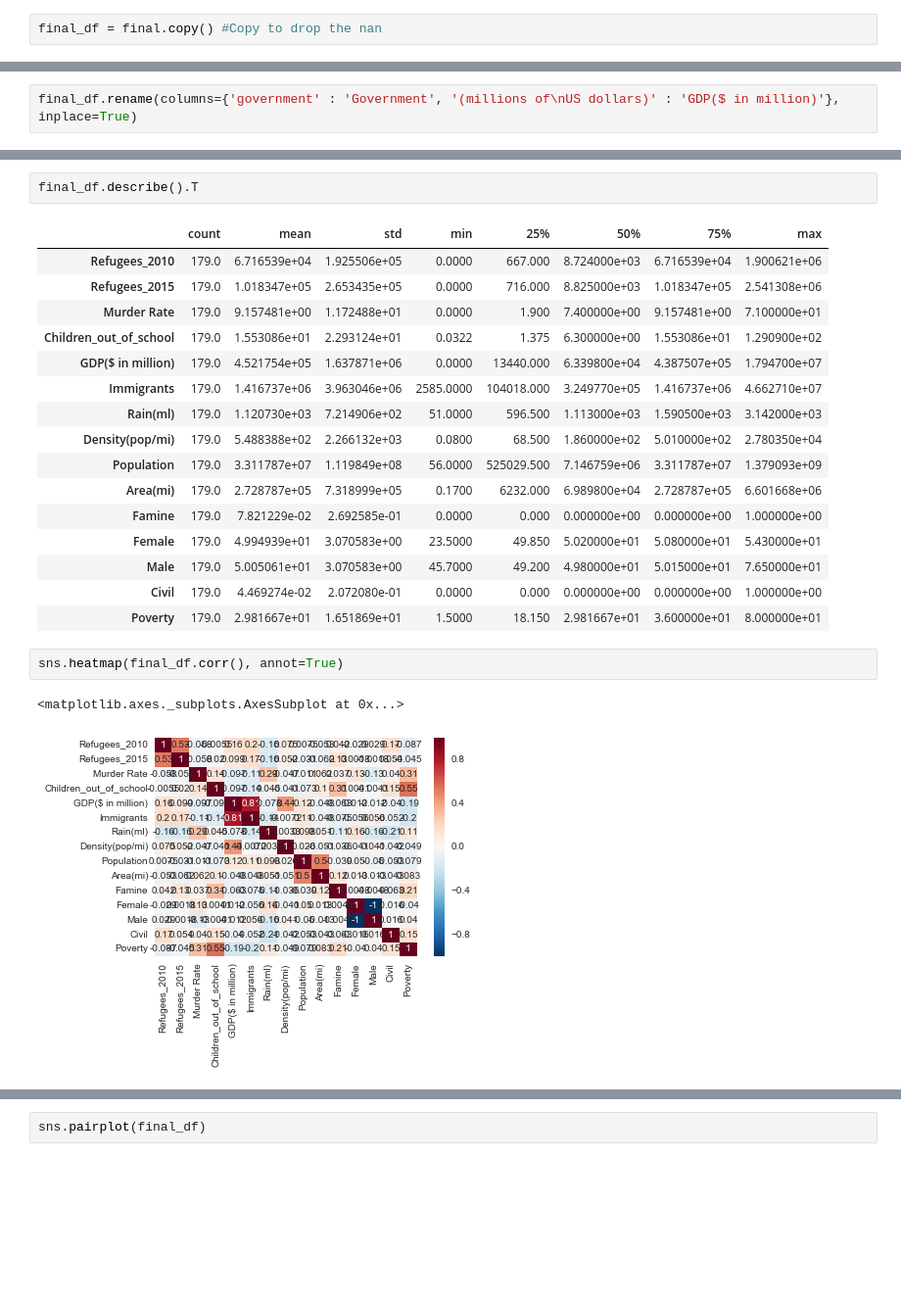
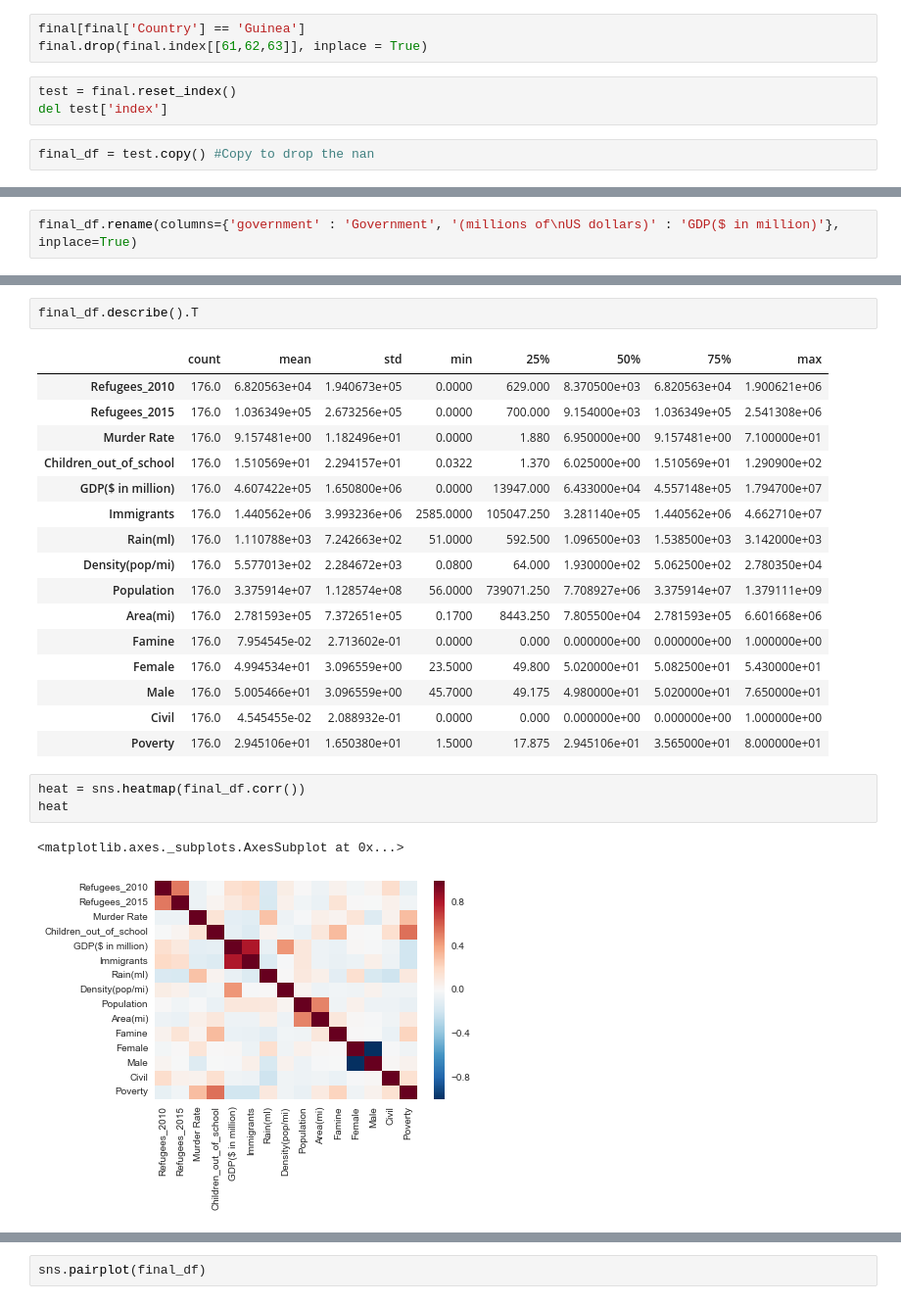
Before and after one commit to nsivapra/DSI-SF-2-nsivapra, a Jupyter notebook: Capstone/Code/EDA_Refugees.ipynb, the cells around one changed output, grey strips where cells are left out. Shown: that part at 98% size. Cells and saved outputs as stored; diff of their text form; blank space fills up the shorter version.

Commit message:
Modified the dataframe

```diff
--- a/Capstone/Code/EDA_Refugees.ipynb
+++ b/Capstone/Code/EDA_Refugees.ipynb
@@ -992,3 +977,9 @@ final
+# %%
+final[final['Country'] == 'Guinea']
+final.drop(final.index[[61,62,63]], inplace = True)
+# %%
+test = final.reset_index()
+del test['index']
 # %%
-final_df = final.copy() #Copy to drop the nan
+final_df = test.copy() #Copy to drop the nan
 # %%
@@ -1125,23 +1097,24 @@ final_df.head(10)
 final_df.describe().T
 # %% [output]
 |  | count | mean | std | min | 25% | 50% | 75% | max |
-| Refugees_2010 | 179.0 | 6.716539e+04 | 1.925506e+05 | 0.0000 | 667.000 | 8.724000e+03 | 6.716539e+04 | 1.900621e+06 |
-| Refugees_2015 | 179.0 | 1.018347e+05 | 2.653435e+05 | 0.0000 | 716.000 | 8.825000e+03 | 1.018347e+05 | 2.541308e+06 |
-| Murder Rate | 179.0 | 9.157481e+00 | 1.172488e+01 | 0.0000 | 1.900 | 7.400000e+00 | 9.157481e+00 | 7.100000e+01 |
-| Children_out_of_school | 179.0 | 1.553086e+01 | 2.293124e+01 | 0.0322 | 1.375 | 6.300000e+00 | 1.553086e+01 | 1.290900e+02 |
-| GDP($ in million) | 179.0 | 4.521754e+05 | 1.637871e+06 | 0.0000 | 13440.000 | 6.339800e+04 | 4.387507e+05 | 1.794700e+07 |
-| Immigrants | 179.0 | 1.416737e+06 | 3.963046e+06 | 2585.0000 | 104018.000 | 3.249770e+05 | 1.416737e+06 | 4.662710e+07 |
-| Rain(ml) | 179.0 | 1.120730e+03 | 7.214906e+02 | 51.0000 | 596.500 | 1.113000e+03 | 1.590500e+03 | 3.142000e+03 |
-| Density(pop/mi) | 179.0 | 5.488388e+02 | 2.266132e+03 | 0.0800 | 68.500 | 1.860000e+02 | 5.010000e+02 | 2.780350e+04 |
-| Population | 179.0 | 3.311787e+07 | 1.119849e+08 | 56.0000 | 525029.500 | 7.146759e+06 | 3.311787e+07 | 1.379093e+09 |
-| Area(mi) | 179.0 | 2.728787e+05 | 7.318999e+05 | 0.1700 | 6232.000 | 6.989800e+04 | 2.728787e+05 | 6.601668e+06 |
-| Famine | 179.0 | 7.821229e-02 | 2.692585e-01 | 0.0000 | 0.000 | 0.000000e+00 | 0.000000e+00 | 1.000000e+00 |
-| Female | 179.0 | 4.994939e+01 | 3.070583e+00 | 23.5000 | 49.850 | 5.020000e+01 | 5.080000e+01 | 5.430000e+01 |
-| Male | 179.0 | 5.005061e+01 | 3.070583e+00 | 45.7000 | 49.200 | 4.980000e+01 | 5.015000e+01 | 7.650000e+01 |
-| Civil | 179.0 | 4.469274e-02 | 2.072080e-01 | 0.0000 | 0.000 | 0.000000e+00 | 0.000000e+00 | 1.000000e+00 |
-| Poverty | 179.0 | 2.981667e+01 | 1.651869e+01 | 1.5000 | 18.150 | 2.981667e+01 | 3.600000e+01 | 8.000000e+01 |
+| Refugees_2010 | 176.0 | 6.820563e+04 | 1.940673e+05 | 0.0000 | 629.000 | 8.370500e+03 | 6.820563e+04 | 1.900621e+06 |
+| Refugees_2015 | 176.0 | 1.036349e+05 | 2.673256e+05 | 0.0000 | 700.000 | 9.154000e+03 | 1.036349e+05 | 2.541308e+06 |
+| Murder Rate | 176.0 | 9.157481e+00 | 1.182496e+01 | 0.0000 | 1.880 | 6.950000e+00 | 9.157481e+00 | 7.100000e+01 |
+| Children_out_of_school | 176.0 | 1.510569e+01 | 2.294157e+01 | 0.0322 | 1.370 | 6.025000e+00 | 1.510569e+01 | 1.290900e+02 |
+| GDP($ in million) | 176.0 | 4.607422e+05 | 1.650800e+06 | 0.0000 | 13947.000 | 6.433000e+04 | 4.557148e+05 | 1.794700e+07 |
+| Immigrants | 176.0 | 1.440562e+06 | 3.993236e+06 | 2585.0000 | 105047.250 | 3.281140e+05 | 1.440562e+06 | 4.662710e+07 |
+| Rain(ml) | 176.0 | 1.110788e+03 | 7.242663e+02 | 51.0000 | 592.500 | 1.096500e+03 | 1.538500e+03 | 3.142000e+03 |
+| Density(pop/mi) | 176.0 | 5.577013e+02 | 2.284672e+03 | 0.0800 | 64.000 | 1.930000e+02 | 5.062500e+02 | 2.780350e+04 |
+| Population | 176.0 | 3.375914e+07 | 1.128574e+08 | 56.0000 | 739071.250 | 7.708927e+06 | 3.375914e+07 | 1.379111e+09 |
+| Area(mi) | 176.0 | 2.781593e+05 | 7.372651e+05 | 0.1700 | 8443.250 | 7.805500e+04 | 2.781593e+05 | 6.601668e+06 |
+| Famine | 176.0 | 7.954545e-02 | 2.713602e-01 | 0.0000 | 0.000 | 0.000000e+00 | 0.000000e+00 | 1.000000e+00 |
+| Female | 176.0 | 4.994534e+01 | 3.096559e+00 | 23.5000 | 49.800 | 5.020000e+01 | 5.082500e+01 | 5.430000e+01 |
+| Male | 176.0 | 5.005466e+01 | 3.096559e+00 | 45.7000 | 49.175 | 4.980000e+01 | 5.020000e+01 | 7.650000e+01 |
+| Civil | 176.0 | 4.545455e-02 | 2.088932e-01 | 0.0000 | 0.000 | 0.000000e+00 | 0.000000e+00 | 1.000000e+00 |
+| Poverty | 176.0 | 2.945106e+01 | 1.650380e+01 | 1.5000 | 17.875 | 2.945106e+01 | 3.565000e+01 | 8.000000e+01 |
 # %%
-sns.heatmap(final_df.corr(), annot=True)
+heat = sns.heatmap(final_df.corr())
+heat
 # %% [output]
 <matplotlib.axes._subplots.AxesSubplot at 0x...>
-[figure, old version]
+[figure, new version]
```
Also changed, not shown: parts of 15 cells of this notebook, 1 other file.
